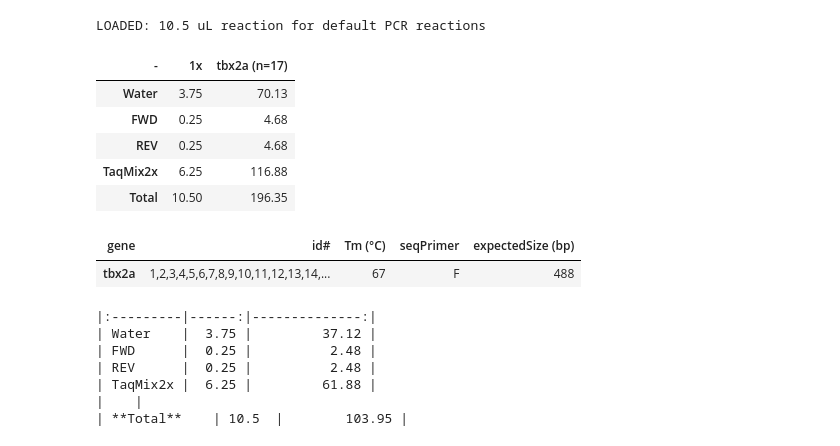
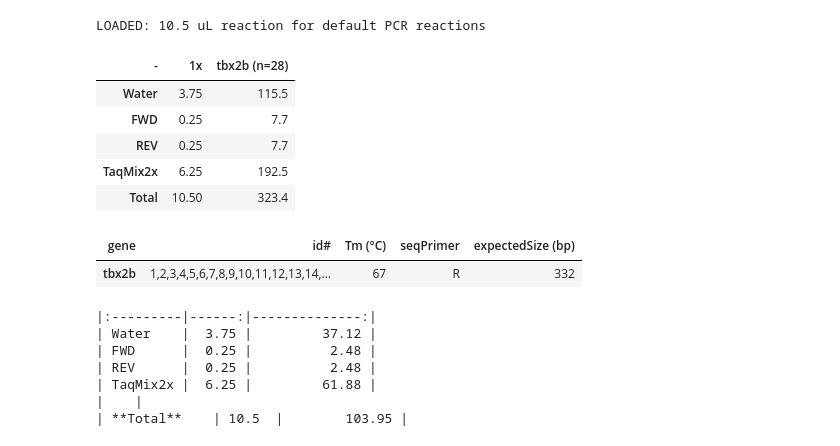
Before and after one commit to Cmhouseholder/pythonCode, a Jupyter notebook: PCRsetup_NEW.ipynb, the cells around one changed output. Saved outputs shown, nothing was run; the diff lists cells and outputs as text; code cells hidden in the pictures.

```diff
--- a/PCRsetup_NEW.ipynb
+++ b/PCRsetup_NEW.ipynb
@@ -220,30 +220,30 @@ LOADED: 10.5 uL reaction for default PCR reactions
 # %%
 # calculate volumes
 #######
 genes=[];
 
-mygene1 = 'tbx2a'
-gene_samplenum = 14
-control_num = 3
+mygene1 = 'tbx2b'
+gene_samplenum = 26
+control_num = 2
 
 genes.append(gene(mygene1,(array2list(np.arange(0,gene_samplenum+control_num)+1)))); # the +1 after gene len1 is for control.
 # genes.append(gene('isl1a',(array2list(np.arange(0,8*10)+1))));
 
 
 # genes.append(gene('eml1ii',(array2list(np.arange(0,12,1)))));
 
 PCR = pd.DataFrame.copy(SolutionMix)
 for g in genes:
     PCR[g.string] = round(pd.Series(PCR['1x'] * (g.n*1*1.1)),2)
 PCR.columns.name = '-'
 PCR.round(decimals=2)
 # %% [output]
-| - | 1x | tbx2a (n=17) |
-| Water | 3.75 | 70.13 |
-| FWD | 0.25 | 4.68 |
-| REV | 0.25 | 4.68 |
-| TaqMix2x | 6.25 | 116.88 |
-| Total | 10.50 | 196.35 |
+| - | 1x | tbx2b (n=28) |
+| Water | 3.75 | 115.5 |
+| FWD | 0.25 | 7.7 |
+| REV | 0.25 | 7.7 |
+| TaqMix2x | 6.25 | 192.5 |
+| Total | 10.50 | 323.4 |
 # %%
 # generate sample IDs
 names = [];
@@ -264,7 +264,7 @@ IDs.columns.name = 'gene'
 IDs
 # %% [output]
 | gene | id# | Tm (°C) | seqPrimer | expectedSize (bp) |
-| tbx2a | 1,2,3,4,5,6,7,8,9,10,11,12,13,14,... | 67 | F | 488 |
+| tbx2b | 1,2,3,4,5,6,7,8,9,10,11,12,13,14,... | 67 | R | 332 |
 # %%
 # Print table for markdown
 t = PCR.round(decimals=2).to_markdown()
```
Also changed, not shown: 1 other file.
